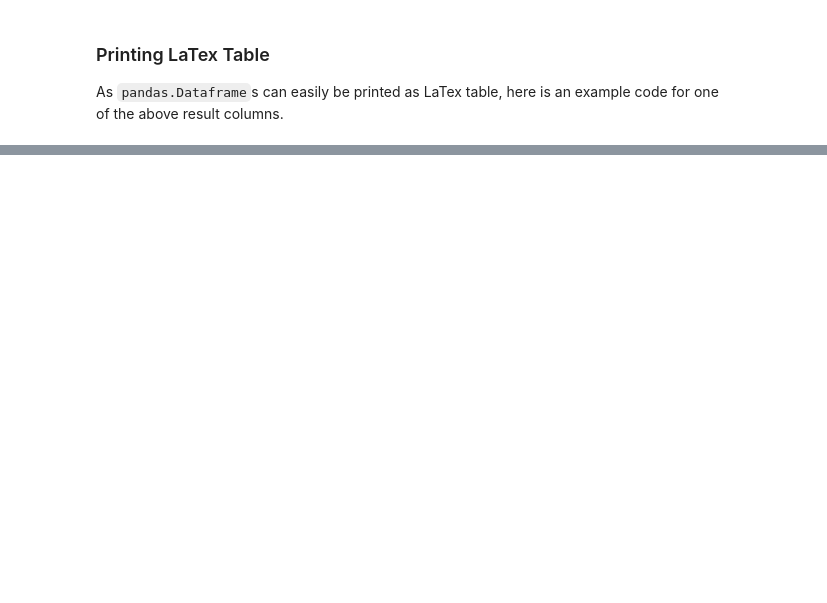
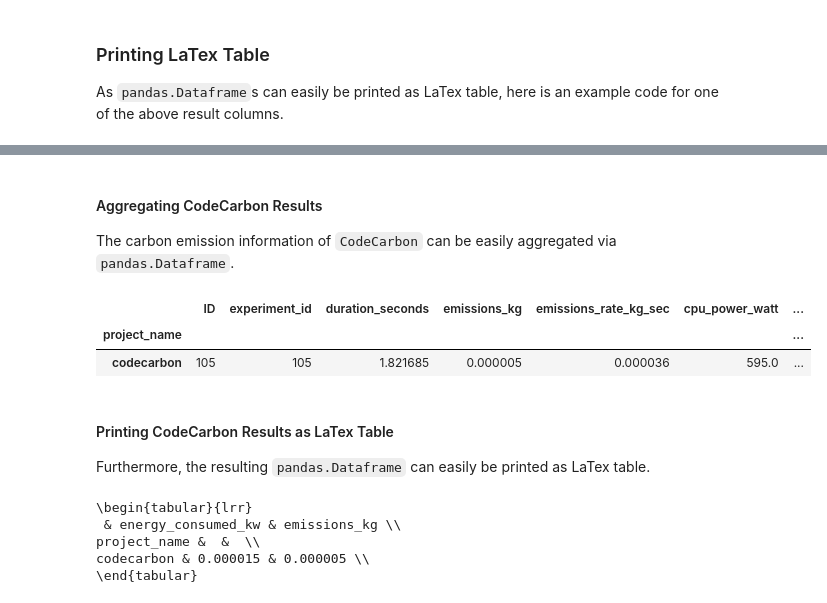
Before and after one commit to tornede/py_experimenter, a Jupyter notebook: docs/source/examples/example_general_usage.ipynb, the cells around one changed output, grey strips where cells are left out. Drawn from its saved outputs; the diff is of its cells as text; code cells hidden in the pictures; blank space fills up the shorter version.

```diff
--- a/docs/source/examples/example_general_usage.ipynb
+++ b/docs/source/examples/example_general_usage.ipynb
@@ -239,0 +276,23 @@ iris & 1.000000 \\
+# %% [markdown]
+#### Aggregating CodeCarbon Results
+
+The carbon emission information of `CodeCarbon` can be easily aggregated via `pandas.Dataframe`.
+# %%
+carbon_emissions = experimenter.get_codecarbon_table().groupby(['project_name']).sum(numeric_only = True)
+carbon_emissions
+# %% [output]
+|  | ID | experiment_id | duration_seconds | emissions_kg | emissions_rate_kg_sec | cpu_power_watt | ... |
+| project_name |  |  |  |  |  |  | ... |
+| codecarbon | 105 | 105 | 1.821685 | 0.000005 | 0.000036 | 595.0 | ... |
+# %% [markdown]
+#### Printing CodeCarbon Results as LaTex Table
+
+Furthermore, the resulting `pandas.Dataframe` can easily be printed as LaTex table.
+# %%
+print(carbon_emissions[['energy_consumed_kw', 'emissions_kg']].style.to_latex())
+# %% [output]
+\begin{tabular}{lrr}
+ & energy_consumed_kw & emissions_kg \\
+project_name &  &  \\
+codecarbon & 0.000015 & 0.000005 \\
+\end{tabular}
```
Also changed, not shown: parts of 9 cells of this notebook, 26 other files.
